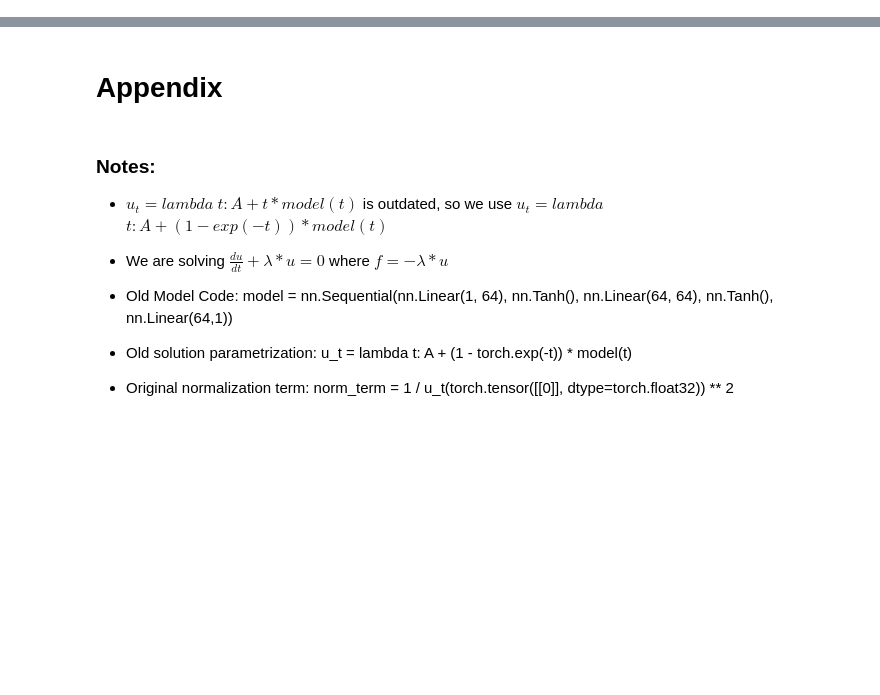
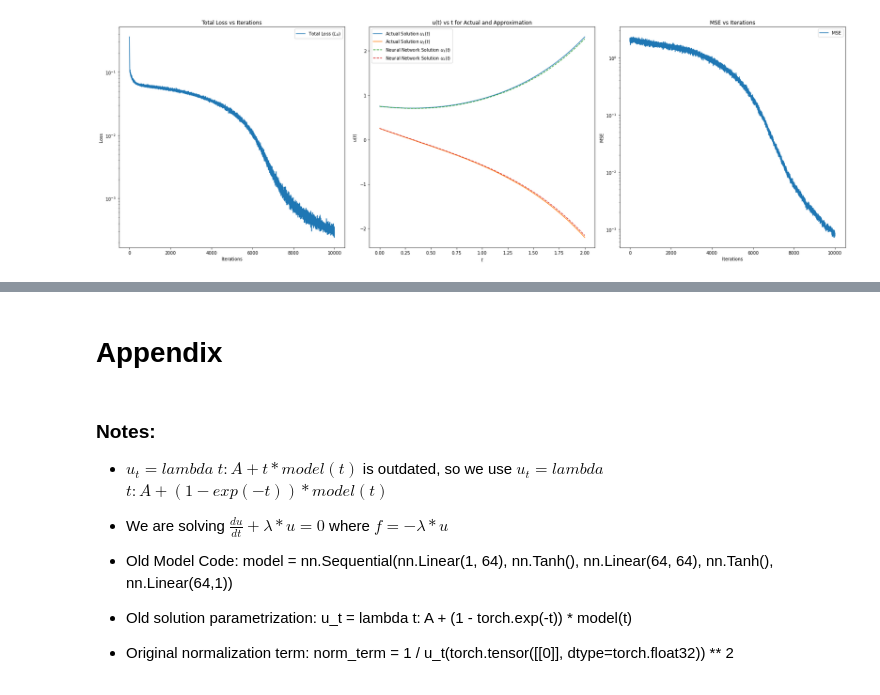
Before and after one commit to Hari-Raval/Harvard-Thesis, a Jupyter notebook: src/transfer_learning_differential_equation_solve_V3.ipynb, the cells around one changed output, grey strips where cells are left out. Cells and saved outputs as stored; diff of their text form; code cells hidden in the pictures; blank space fills up the shorter version.

```diff
--- a/src/transfer_learning_differential_equation_solve_V3.ipynb
+++ b/src/transfer_learning_differential_equation_solve_V3.ipynb
@@ -284,0 +351,8 @@ plt.legend();
+# %%
+# plot overall loss and network solution for model which has a loss of the MSE (i.e. no higher order terms)
+print("\n Model 1: Loss = L_D")
+plot_loss_mse_and_solution(x_range=x_range, As=[0.75, 0.25], lambda_vals=[0],
+                       iterations=iterations, trained_model=trained_model_w1,
+                       train_losses=loss_history_w1['Ltotal_losses'],
+                       loss_label='Total Loss ($L_D$)', mses=MSE_w1)
+# %% [output]
@@ -285,3 +361,4 @@ plt.legend();
+[figure, added]
 # %%
 # plot overall loss and network solution for model which has a loss of the MSE (i.e. no higher order terms)
 print("\n Model 1: Loss = L_D")
```
Also changed, not shown: parts of 14 cells of this notebook.
